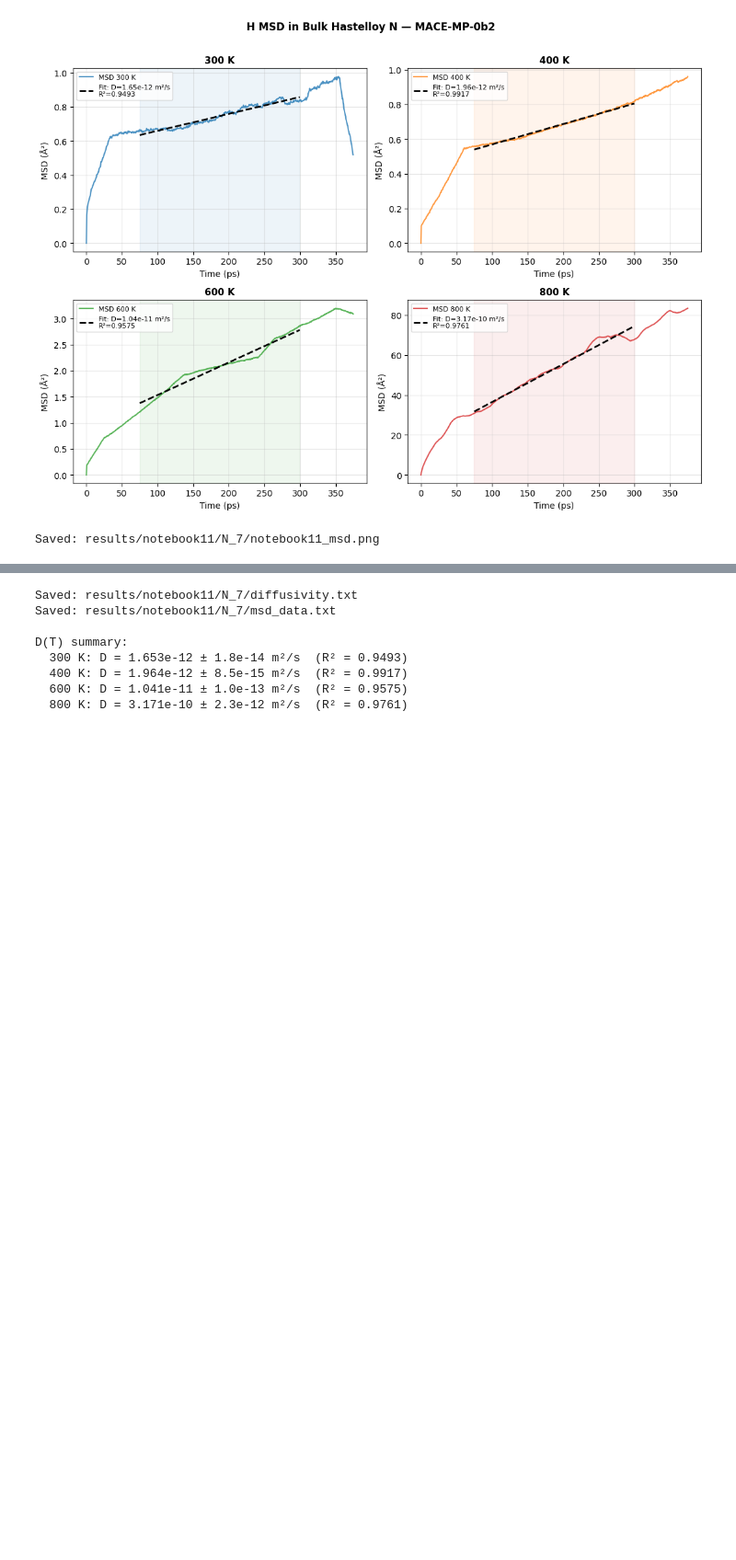
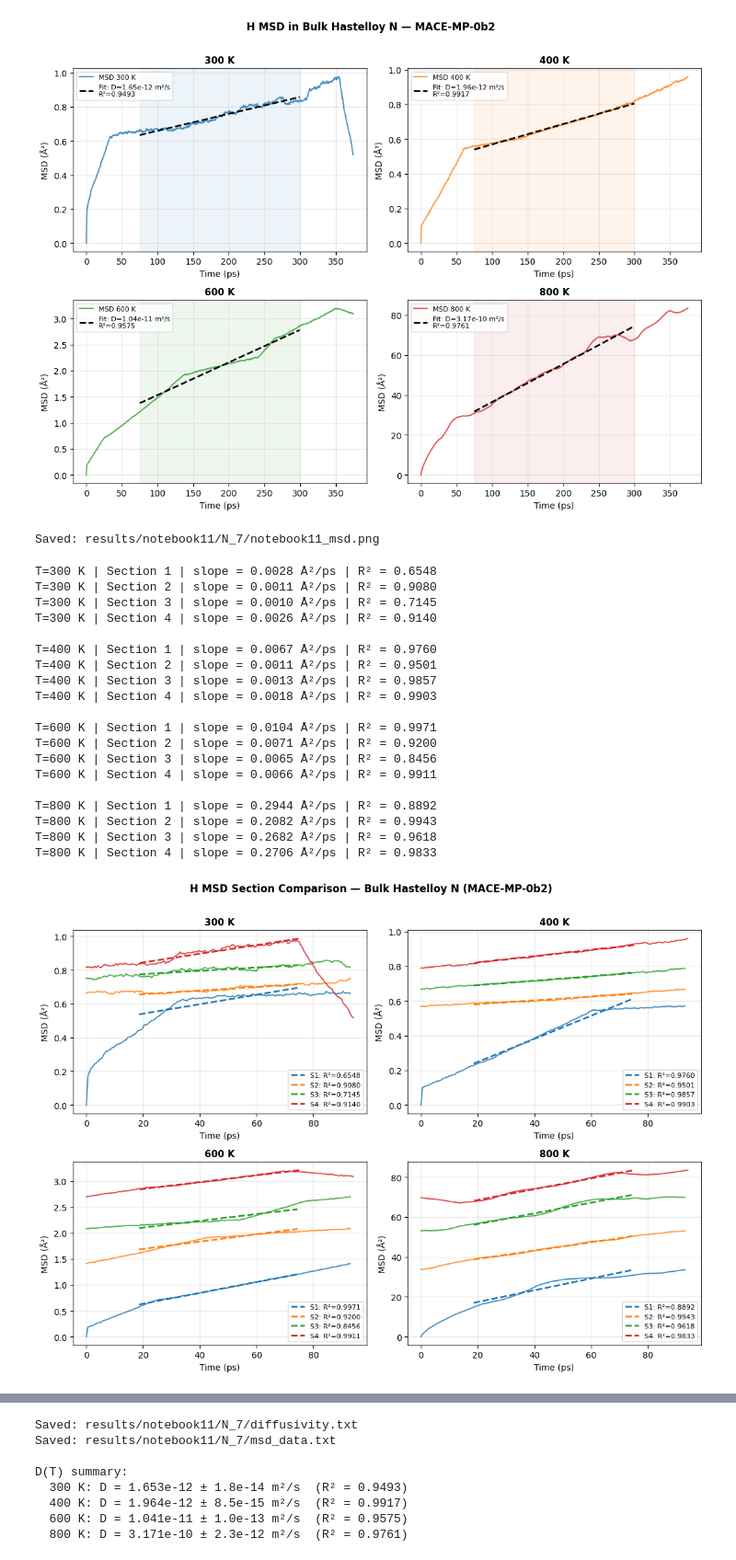
Before and after one commit to Azeezakinyemi999/Molecular_Dynamics, a Jupyter notebook: Ni_hydrogen/11_msd_diffusivity_7.ipynb, the cells around one changed output, grey strips where cells are left out. Shown at 92% size. Drawn from its saved outputs; the diff is of its cells as text; code cells hidden in the pictures; blank space fills up the shorter version.

Commit message:
chore(notebook11): refresh MSD diffusivity notebook for seed 7

```diff
--- a/Ni_hydrogen/11_msd_diffusivity_7.ipynb
+++ b/Ni_hydrogen/11_msd_diffusivity_7.ipynb
@@ -398,3 +398,83 @@ else:
 # %% [output]
 [figure]
 Saved: results/notebook11/N_7/notebook11_msd.png
+# %%
+import numpy as np
+import matplotlib.pyplot as plt
+from scipy import stats
+
+# ── Load ──────────────────────────────────────────────────────────────────────
+data = np.loadtxt('/projects/westgroup/akinyemi.az/mace_lammps/Ni_hydrogen/results/notebook11/N_7/msd_data.txt', comments='#')
+t_ps = data[:, 0]
+msd  = {300: data[:, 1], 400: data[:, 2], 600: data[:, 3], 800: data[:, 4]}
+
+TEMPERATURES = [300, 400, 600, 800]
+colors_sec   = ['#1f77b4', '#ff7f0e', '#2ca02c', '#d62728']
+N_SECTIONS   = 4
+
+# ── Plot ──────────────────────────────────────────────────────────────────────
+fig, axes = plt.subplots(2, 2, figsize=(11, 8))
+axes = axes.flatten()
+
+for ax, T in zip(axes, TEMPERATURES):
+    n        = len(t_ps)
+    sec_size = n // N_SECTIONS
+
+    for i in range(N_SECTIONS):
+        i_start = i * sec_size
+        i_end   = (i + 1) * sec_size if i < N_SECTIONS - 1 else n
+
+        t_sec   = t_ps[i_start:i_end] - t_ps[i_start]
+        msd_sec = msd[T][i_start:i_end]
+
+        ax.plot(t_sec, msd_sec, color=colors_sec[i], lw=1.4, alpha=0.85)
+
+        # ── Fit 20–80% window ─────────────────────────────────────────────
+        t_lo  = 0.20 * t_sec[-1]
+        t_hi  = 0.80 * t_sec[-1]
+        mask  = (t_sec >= t_lo) & (t_sec <= t_hi)
+
+        slope, intercept, r_val, p_val, std_err = stats.linregress(t_sec[mask], msd_sec[mask])
+        r_sq = r_val**2
+
+        t_fit = np.array([t_lo, t_hi])
+        ax.plot(t_fit, slope * t_fit + intercept, color=colors_sec[i],
+                lw=2, ls='--', alpha=1.0,
+                label=f'S{i+1}: R²={r_sq:.4f}')
+
+        print(f'T={T} K | Section {i+1} | slope = {slope:.4f} Å²/ps | R² = {r_sq:.4f}')
+
+    ax.set_title(f'{T} K', fontsize=11, fontweight='bold')
+    ax.set_xlabel('Time (ps)', fontsize=10)
+    ax.set_ylabel('MSD (Å²)', fontsize=10)
+    ax.legend(fontsize=8)
+    ax.grid(alpha=0.3)
+    print()
+
+fig.suptitle('H MSD Section Comparison — Bulk Hastelloy N (MACE-MP-0b2)',
+             fontsize=12, fontweight='bold', y=1.01)
+plt.tight_layout()
+plt.savefig('results/notebook11/N_7/notebook11_msd_sections.png', dpi=150, bbox_inches='tight')
+plt.show()
+print('Saved: results/notebook11/N_7/notebook11_msd_sections.png')
+# %% [output]
+T=300 K | Section 1 | slope = 0.0028 Å²/ps | R² = 0.6548
+T=300 K | Section 2 | slope = 0.0011 Å²/ps | R² = 0.9080
+T=300 K | Section 3 | slope = 0.0010 Å²/ps | R² = 0.7145
+T=300 K | Section 4 | slope = 0.0026 Å²/ps | R² = 0.9140
+
+T=400 K | Section 1 | slope = 0.0067 Å²/ps | R² = 0.9760
+T=400 K | Section 2 | slope = 0.0011 Å²/ps | R² = 0.9501
+T=400 K | Section 3 | slope = 0.0013 Å²/ps | R² = 0.9857
+T=400 K | Section 4 | slope = 0.0018 Å²/ps | R² = 0.9903
+
+T=600 K | Section 1 | slope = 0.0104 Å²/ps | R² = 0.9971
+T=600 K | Section 2 | slope = 0.0071 Å²/ps | R² = 0.9200
+T=600 K | Section 3 | slope = 0.0065 Å²/ps | R² = 0.8456
+T=600 K | Section 4 | slope = 0.0066 Å²/ps | R² = 0.9911
+
+T=800 K | Section 1 | slope = 0.2944 Å²/ps | R² = 0.8892
+T=800 K | Section 2 | slope = 0.2082 Å²/ps | R² = 0.9943
+T=800 K | Section 3 | slope = 0.2682 Å²/ps | R² = 0.9618
+T=800 K | Section 4 | slope = 0.2706 Å²/ps | R² = 0.9833
+[figure, added]
```
Also changed, not shown: parts of 1 cell of this notebook.
